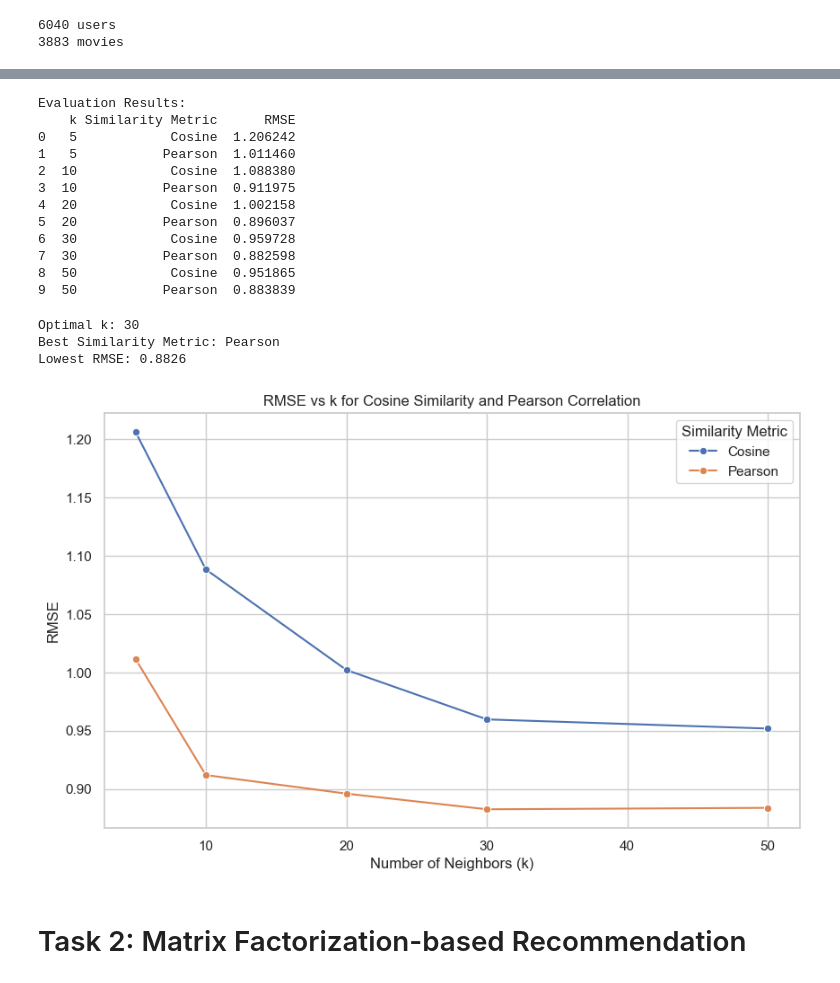
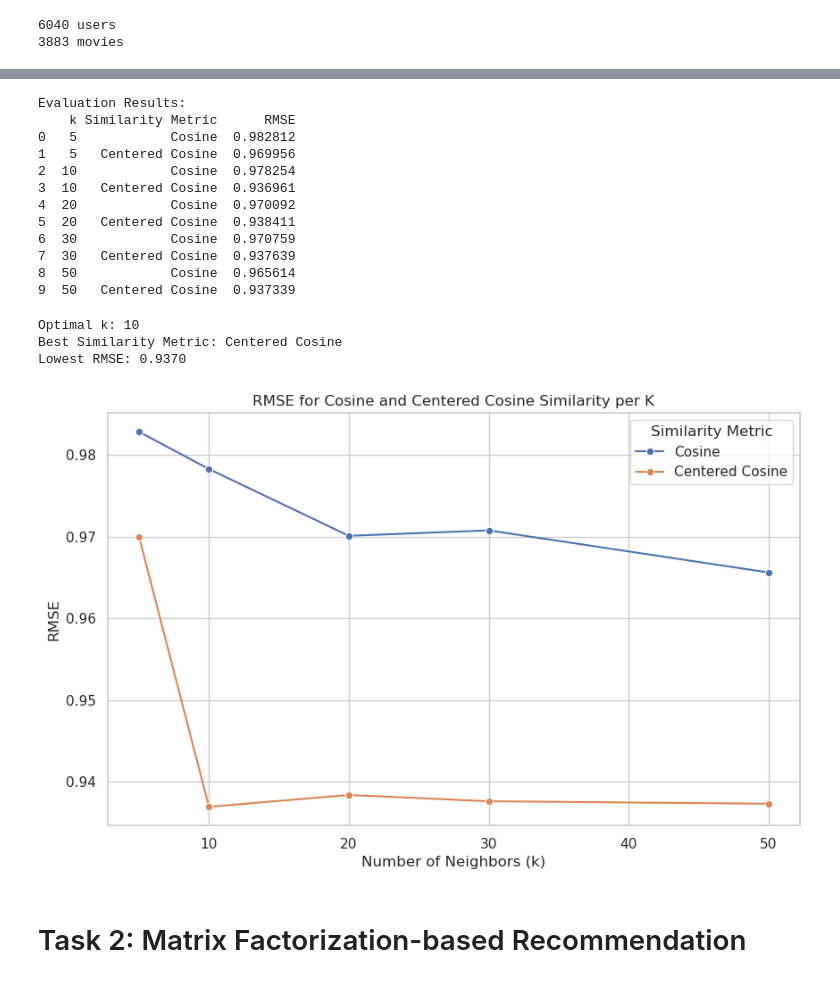
Before and after one commit to LordStarkie/Data-Science-A3, a Jupyter notebook: A3code-s9032159.ipynb, the cells around one changed output, grey strips where cells are left out. Cells and saved outputs as stored; diff of their text form; code cells hidden in the pictures.

```diff
--- a/A3code-s9032159.ipynb
+++ b/A3code-s9032159.ipynb
@@ -124,20 +122,39 @@ def calculate_rmse(actual, predicted):
+# %%
+# calculate rmse between actual and predicted ratings
+def calculate_rmse(actual, predicted):
+
+    # get movies user has rated
+    mask = ~np.isnan(actual)
+
+    # get actual and predicted ratings
+    y_true = actual[mask]
+    y_pred = predicted[mask]
+
+    return np.sqrt(mean_squared_error(y_true, y_pred))
+# %%
+# calulate similarties between train and test user
+cosine_similarities = cosine_similarity(train_ratings_filled, test_user_filled).flatten()
+train_ratings_df = pd.DataFrame(train_ratings_filled, columns=train_ratings.columns, index=train_ratings.index)
+centered_cosine_similarities = train_ratings_df.apply(lambda row: compute_centered_cosine(row, test_user_ratings), axis=1).fillna(0).to_numpy()
 # %%
+# list of k values to test
 k_values = [5, 10, 20, 30, 50]
 
-# Initialize a list to store the results
+# stores test results
 results = []
 
-# Iterate over each k value
 for k in k_values:
-    # --- Cosine Similarity Predictions ---
+    # predict cosine similarity
     predicted_cosine = predict_ratings(cosine_similarities, train_matrix, k)
+    # calculate rsme
     rmse_cosine = calculate_rmse(test_user_matrix, predicted_cosine)
 
-    # --- Pearson Correlation Predictions ---
-    predicted_pearson = predict_ratings(pearson_similarities, train_matrix, k)
-    rmse_pearson = calculate_rmse(test_user_matrix, predicted_pearson)
+    # predict centered cosine similarity
+    predicted_centered_cosine = predict_ratings(centered_cosine_similarities, train_matrix, k)
+    # calculate rsme
+    rmse_centered_cosine = calculate_rmse(test_user_matrix, predicted_centered_cosine)
 
-    # --- Append the Results ---
+    # append results
     results.append({
         'k': k,
         'Similarity Metric': 'Cosine',
@@ -145,49 +162,49 @@ for k in k_values:
     })
     results.append({
         'k': k,
-        'Similarity Metric': 'Pearson',
-        'RMSE': rmse_pearson
+        'Similarity Metric': 'Centered Cosine',
+        'RMSE': rmse_centered_cosine
     })
 
-# --- 8. Convert Results to DataFrame and Display ---
+# show results
 results_df = pd.DataFrame(results)
 print("\nEvaluation Results:")
 print(results_df)
 # %% [output]
 Evaluation Results:
     k Similarity Metric      RMSE
-0   5            Cosine  1.206242
-1   5           Pearson  1.011460
-2  10            Cosine  1.088380
-3  10           Pearson  0.911975
-4  20            Cosine  1.002158
-5  20           Pearson  0.896037
-6  30            Cosine  0.959728
-7  30           Pearson  0.882598
-8  50            Cosine  0.951865
-9  50           Pearson  0.883839
+0   5            Cosine  0.982812
+1   5   Centered Cosine  0.969956
+2  10            Cosine  0.978254
+3  10   Centered Cosine  0.936961
+4  20            Cosine  0.970092
+5  20   Centered Cosine  0.938411
+6  30            Cosine  0.970759
+7  30   Centered Cosine  0.937639
+8  50            Cosine  0.965614
+9  50   Centered Cosine  0.937339
 # %%
 optimal_row = results_df.loc[results_df['RMSE'].idxmin()]
 optimal_k = optimal_row['k']
 optimal_metric = optimal_row['Similarity Metric']
 optimal_rmse = optimal_row['RMSE']
 
 print(f"\nOptimal k: {optimal_k}")
 print(f"Best Similarity Metric: {optimal_metric}")
 print(f"Lowest RMSE: {optimal_rmse:.4f}")
 
 sns.set(style="whitegrid")
 plt.figure(figsize=(10, 6))
 sns.lineplot(data=results_df, x='k', y='RMSE', hue='Similarity Metric', marker='o')
-plt.title('RMSE vs k for Cosine Similarity and Pearson Correlation')
+plt.title('RMSE for Cosine and Centered Cosine Similarity per K')
 plt.xlabel('Number of Neighbors (k)')
 plt.ylabel('RMSE')
 plt.legend(title='Similarity Metric')
 plt.show()
 # %% [output]
-Optimal k: 30
-Best Similarity Metric: Pearson
-Lowest RMSE: 0.8826
+Optimal k: 10
+Best Similarity Metric: Centered Cosine
+Lowest RMSE: 0.9370
-[figure, old version]
+[figure, new version]
 # %% [markdown]
 # Task 2: Matrix Factorization-based Recommendation
```
Also changed, not shown: parts of 21 cells of this notebook.
